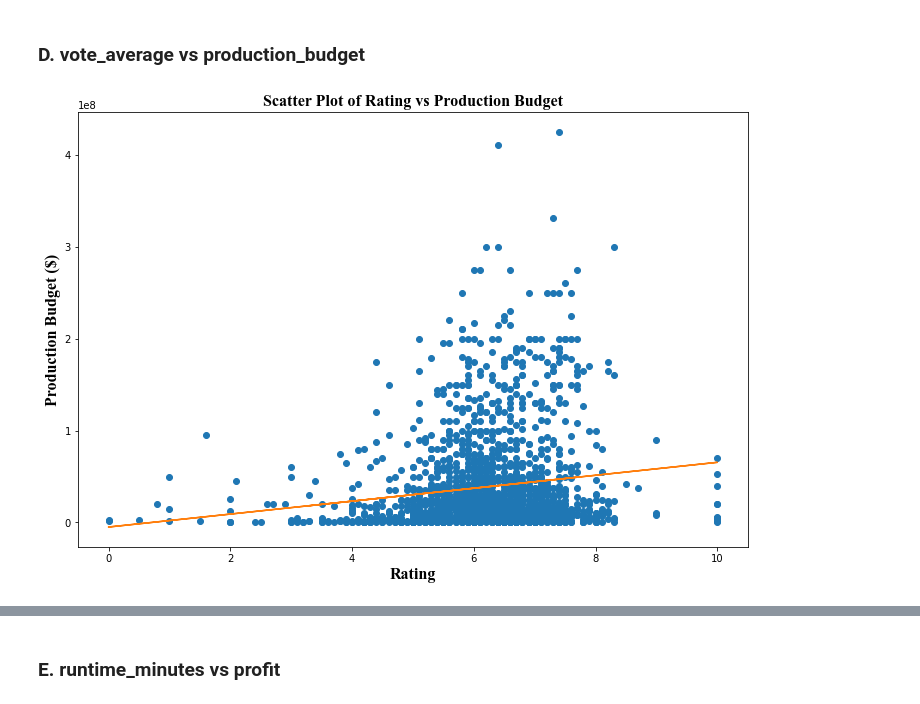
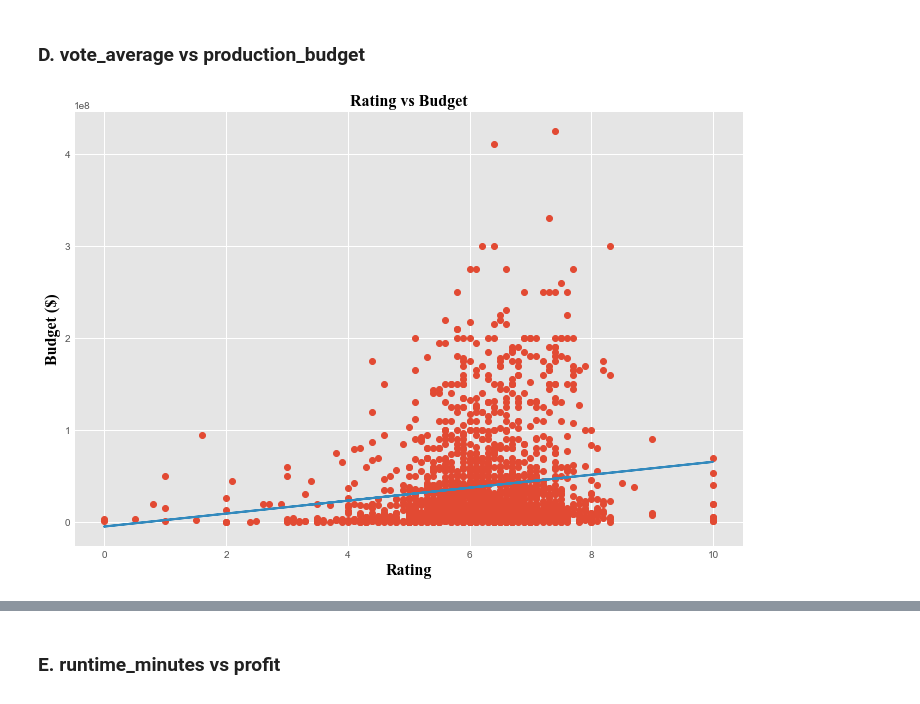
Before and after one commit to dquillao/dsc-mod-1-project-v2-1-online-ds-sp-000, a Jupyter notebook: Technical Notebook.ipynb, the cells around one changed output, grey strips where cells are left out. Saved outputs shown, nothing was run; the diff lists cells and outputs as text; code cells hidden in the pictures.

```diff
--- a/Technical Notebook.ipynb
+++ b/Technical Notebook.ipynb
@@ -920,21 +963,23 @@ plt.axhline(mean_month_profit_df['profit'].mean(), color='black');
 # %%
 font = {'family': 'Times New Roman',
         'color':  'black',
         'weight': 'normal',
         'size': 16,
         }
 
 fig, ax = plt.subplots(figsize = (12, 8))
 x = final_df['vote_average']
 y = final_df['production_budget']
 ax.plot(x, y, 'o')
 
 m, b = np.polyfit(x, y, 1)
 
 ax.plot(x, m*x+b)
 plt.xlabel('Rating', fontdict=font)
-plt.ylabel('Production Budget ($)', fontdict=font)
-plt.title('Scatter Plot of Rating vs Production Budget', fontdict=font)
+plt.ylabel('Budget ($)', fontdict=font)
+plt.title('Rating vs Budget', fontdict=font)
 plt.show()
+
+plt.style.use('ggplot')
 # %% [output]
-[figure, old version]
+[figure, new version]
```
Also changed, not shown: parts of 32 cells of this notebook, 1 other file.
